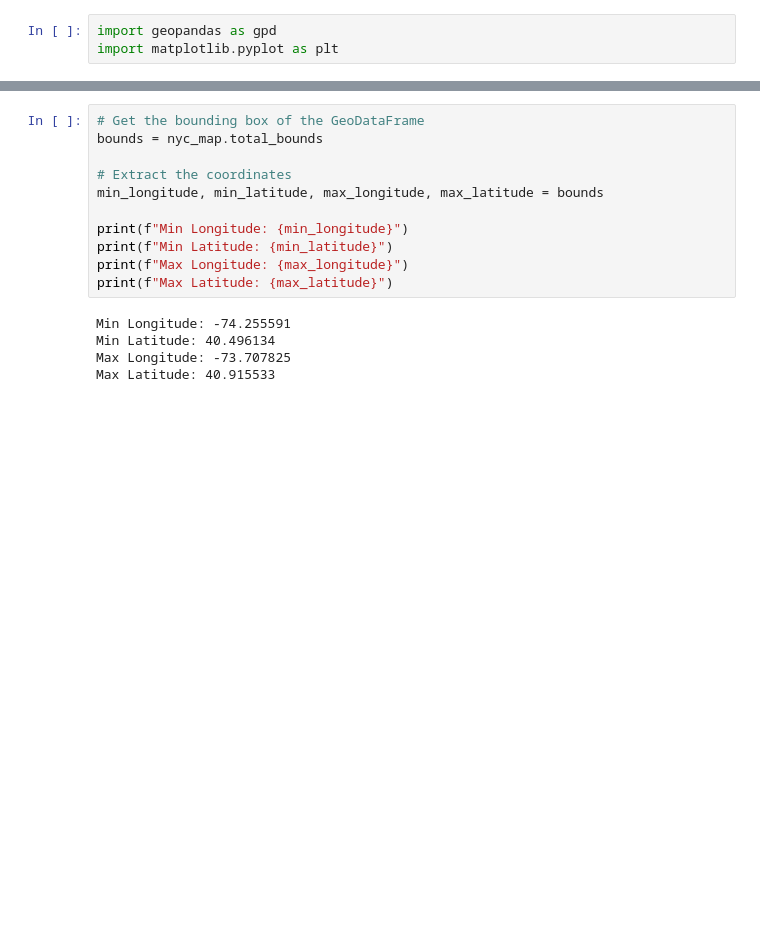
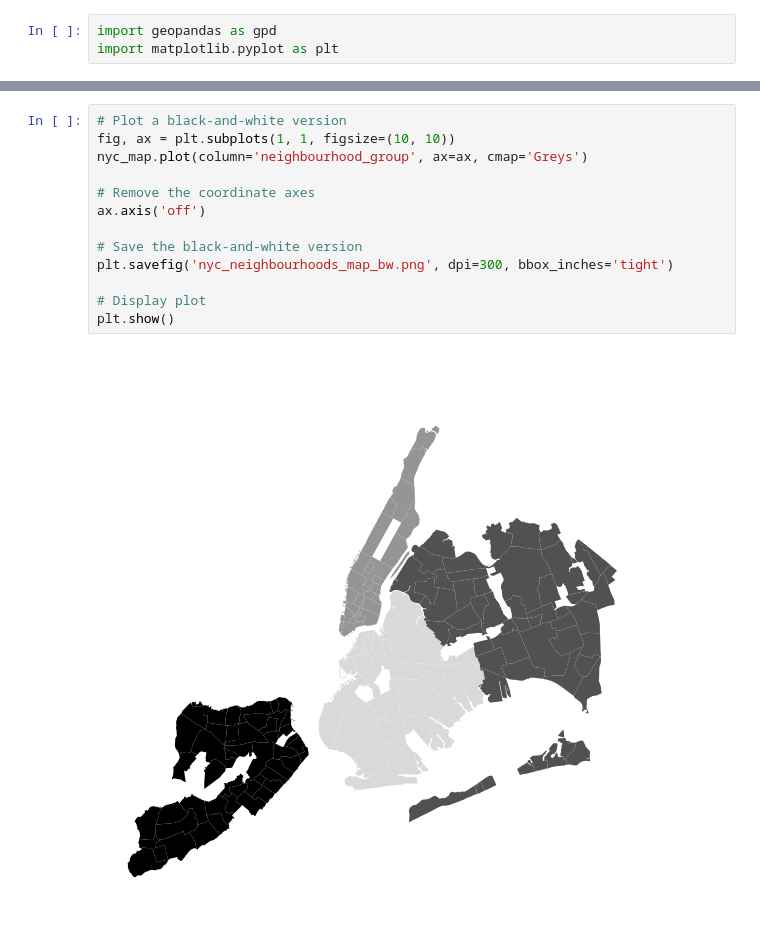
Before and after one commit to admacpherson/NYC-Airbnb-Data-Exploration, a Jupyter notebook: Maps.ipynb, the cells around one changed output, grey strips where cells are left out. Saved outputs shown, nothing was run; the diff lists cells and outputs as text; blank space fills up the shorter version.

```diff
--- a/Maps.ipynb
+++ b/Maps.ipynb
@@ -50,16 +45,15 @@ plt.show()
-# %%
-# Get the bounding box of the GeoDataFrame
-bounds = nyc_map.total_bounds
-
-# Extract the coordinates
-min_longitude, min_latitude, max_longitude, max_latitude = bounds
-
-print(f"Min Longitude: {min_longitude}")
-print(f"Min Latitude: {min_latitude}")
-print(f"Max Longitude: {max_longitude}")
-print(f"Max Latitude: {max_latitude}")
-# %% [output]
-Min Longitude: -74.255591
-Min Latitude: 40.496134
-Max Longitude: -73.707825
-Max Latitude: 40.915533
+# %%
+# Plot a black-and-white version
+fig, ax = plt.subplots(1, 1, figsize=(10, 10))
+nyc_map.plot(column='neighbourhood_group', ax=ax, cmap='Greys')
+
+# Remove the coordinate axes
+ax.axis('off')
+
+# Save the black-and-white version
+plt.savefig('nyc_neighbourhoods_map_bw.png', dpi=300, bbox_inches='tight')
+
+# Display plot
+plt.show()
+# %% [output]
+[figure, added]
```
Also changed, not shown: parts of 4 cells of this notebook, 2 other files.
